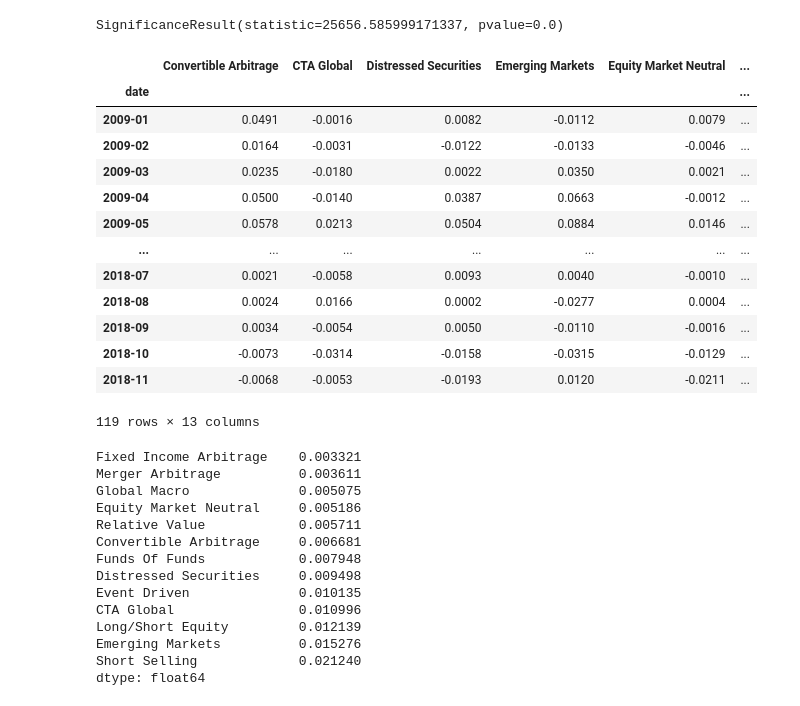
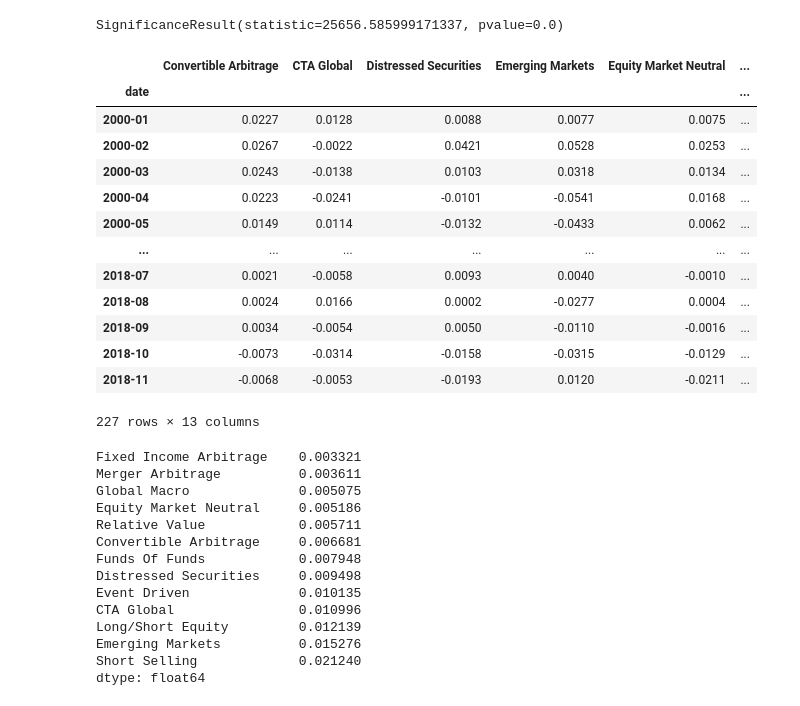
Before and after one commit to tho-hk/edhec-portfolio-construction, a Jupyter notebook: nb/hfi.ipynb, the cells around one changed output. Saved outputs shown, nothing was run; the diff lists cells and outputs as text; code cells hidden in the pictures.

```diff
--- a/nb/hfi.ipynb
+++ b/nb/hfi.ipynb
@@ -144,24 +144,24 @@ array([0.08982936])
 scipy.stats.jarque_bera(hfi)
 # %% [output]
 SignificanceResult(statistic=25656.585999171337, pvalue=0.0)
-# %%
-quiz_hfi = hfi ["2009":]
-quiz_hfi
-# %% [output]
-|  | Convertible Arbitrage | CTA Global | Distressed Securities | Emerging Markets | Equity Market Neutral | ... |
-| date |  |  |  |  |  | ... |
-| 2009-01 | 0.0491 | -0.0016 | 0.0082 | -0.0112 | 0.0079 | ... |
-| 2009-02 | 0.0164 | -0.0031 | -0.0122 | -0.0133 | -0.0046 | ... |
-| 2009-03 | 0.0235 | -0.0180 | 0.0022 | 0.0350 | 0.0021 | ... |
-| 2009-04 | 0.0500 | -0.0140 | 0.0387 | 0.0663 | -0.0012 | ... |
-| 2009-05 | 0.0578 | 0.0213 | 0.0504 | 0.0884 | 0.0146 | ... |
-| ... | ... | ... | ... | ... | ... | ... |
-| 2018-07 | 0.0021 | -0.0058 | 0.0093 | 0.0040 | -0.0010 | ... |
-| 2018-08 | 0.0024 | 0.0166 | 0.0002 | -0.0277 | 0.0004 | ... |
-| 2018-09 | 0.0034 | -0.0054 | 0.0050 | -0.0110 | -0.0016 | ... |
-| 2018-10 | -0.0073 | -0.0314 | -0.0158 | -0.0315 | -0.0129 | ... |
-| 2018-11 | -0.0068 | -0.0053 | -0.0193 | 0.0120 | -0.0211 | ... |
-119 rows × 13 columns
+# %%
+quiz2_hfi = hfi ["2000":]
+quiz2_hfi
+# %% [output]
+|  | Convertible Arbitrage | CTA Global | Distressed Securities | Emerging Markets | Equity Market Neutral | ... |
+| date |  |  |  |  |  | ... |
+| 2000-01 | 0.0227 | 0.0128 | 0.0088 | 0.0077 | 0.0075 | ... |
+| 2000-02 | 0.0267 | -0.0022 | 0.0421 | 0.0528 | 0.0253 | ... |
+| 2000-03 | 0.0243 | -0.0138 | 0.0103 | 0.0318 | 0.0134 | ... |
+| 2000-04 | 0.0223 | -0.0241 | -0.0101 | -0.0541 | 0.0168 | ... |
+| 2000-05 | 0.0149 | 0.0114 | -0.0132 | -0.0433 | 0.0062 | ... |
+| ... | ... | ... | ... | ... | ... | ... |
+| 2018-07 | 0.0021 | -0.0058 | 0.0093 | 0.0040 | -0.0010 | ... |
+| 2018-08 | 0.0024 | 0.0166 | 0.0002 | -0.0277 | 0.0004 | ... |
+| 2018-09 | 0.0034 | -0.0054 | 0.0050 | -0.0110 | -0.0016 | ... |
+| 2018-10 | -0.0073 | -0.0314 | -0.0158 | -0.0315 | -0.0129 | ... |
+| 2018-11 | -0.0068 | -0.0053 | -0.0193 | 0.0120 | -0.0211 | ... |
+227 rows × 13 columns
 # %%
 quiz_hfi.aggregate(erk.semideviation).sort_values()
 # %% [output]
```
Also changed, not shown: parts of 3 cells of this notebook.
